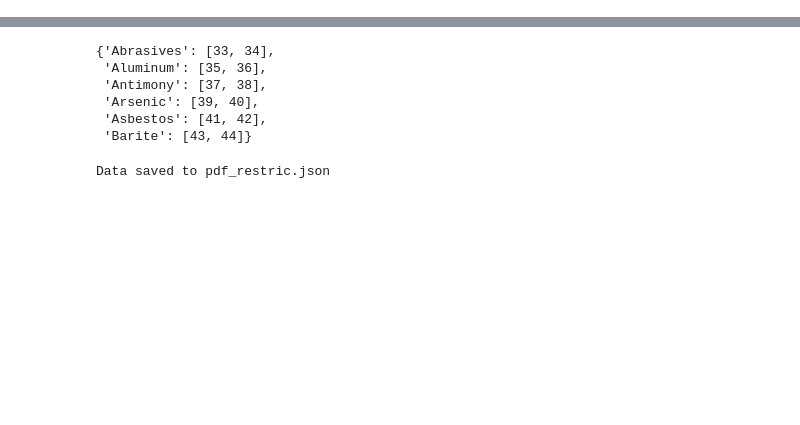
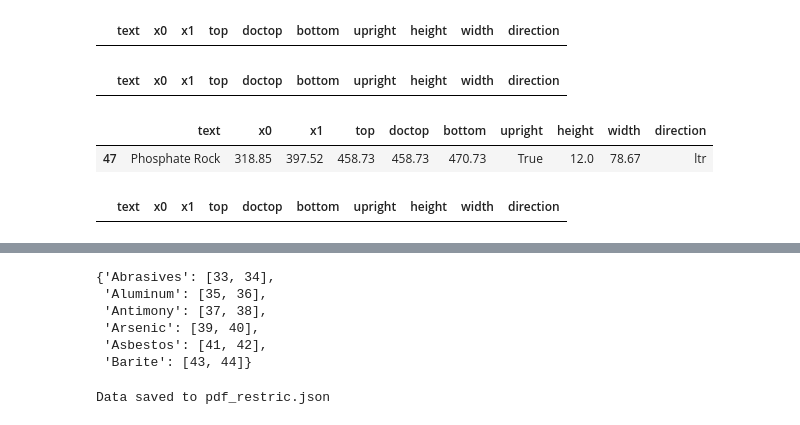
Before and after one commit to Yassmine2020/MaterialRisksSimulation, a Jupyter notebook: test_usgs/pdf_to_materials.ipynb, the cells around one changed output, grey strips where cells are left out. Saved outputs shown, nothing was run; the diff lists cells and outputs as text; code cells hidden in the pictures; blank space fills up the shorter version.

```diff
--- a/test_usgs/pdf_to_materials.ipynb
+++ b/test_usgs/pdf_to_materials.ipynb
@@ -182,0 +156,20 @@ def match_element_in_text(elements, text):
+# %%
+df = extract_word_positions(pdf_path, 0)
+complexe_df = complexe_word(df, 2)
+
+complexe_df[complexe_df['text'] == 'Rock']
+# %% [output]
+|  | text | x0 | x1 | top | doctop | bottom | upright | height | width | direction |
+# %%
+complexe_df[complexe_df['text'] == 'Phosphate']
+# %% [output]
+|  | text | x0 | x1 | top | doctop | bottom | upright | height | width | direction |
+# %%
+complexe_df[complexe_df['text'] == 'Phosphate Rock']
+# %% [output]
+|  | text | x0 | x1 | top | doctop | bottom | upright | height | width | direction |
+| 47 | Phosphate Rock | 318.85 | 397.52 | 458.73 | 458.73 | 470.73 | True | 12.0 | 78.67 | ltr |
+# %%
+complexe_df[complexe_df['text'] == ' Sand and Gravel']
+# %% [output]
+|  | text | x0 | x1 | top | doctop | bottom | upright | height | width | direction |
```
Also changed, not shown: parts of 35 cells of this notebook, 4 other files.
